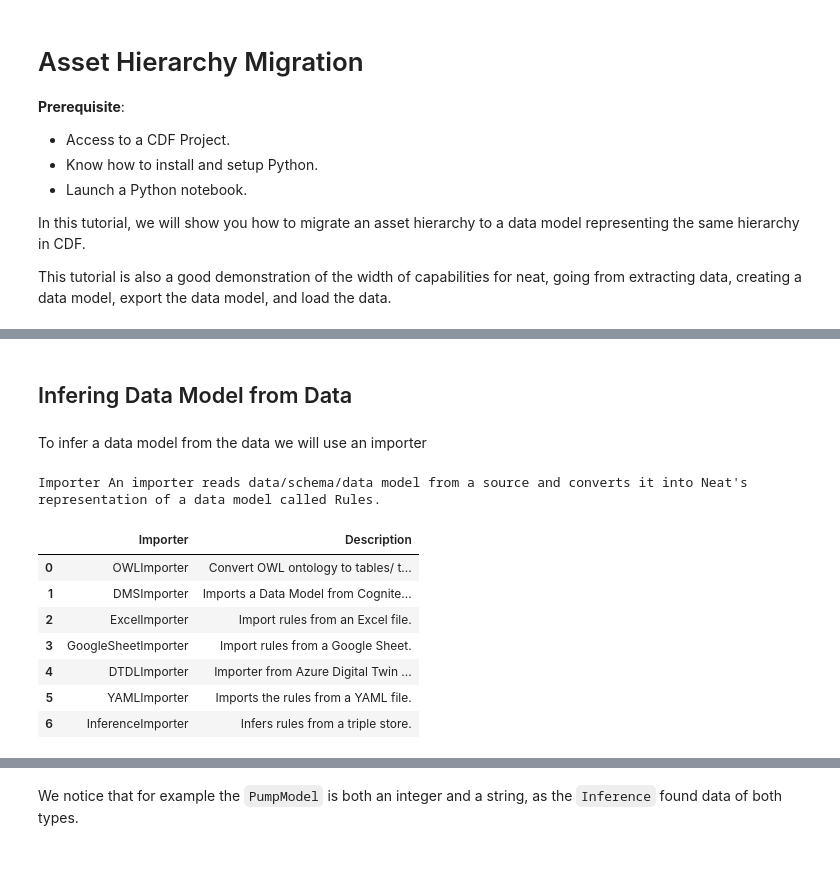
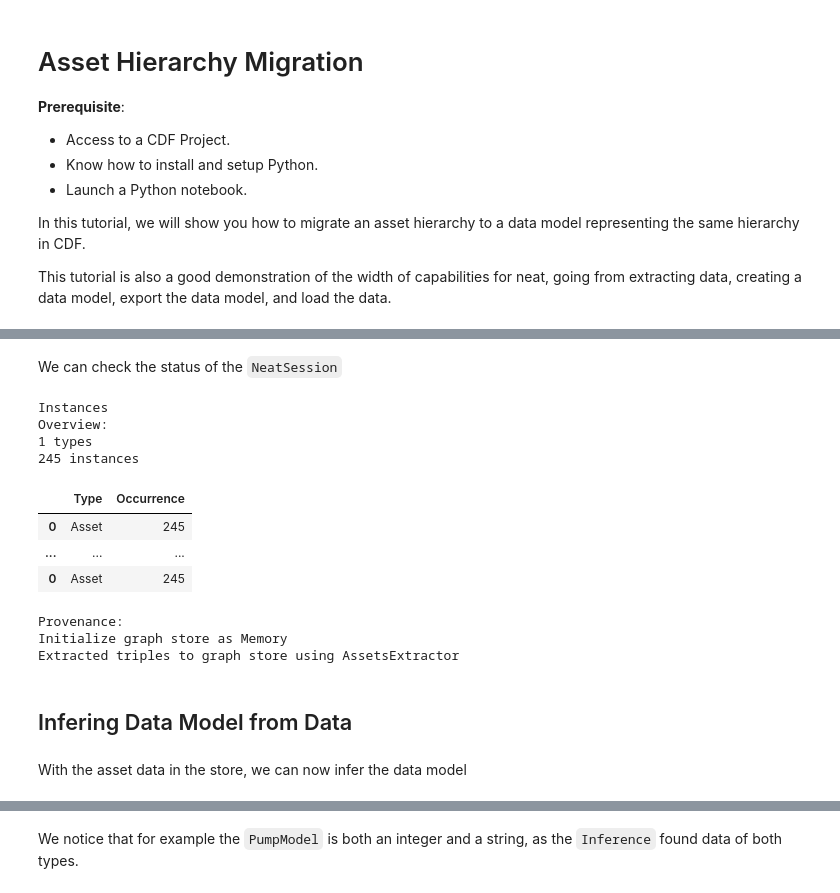
Before and after one commit to cognitedata/neat, a Jupyter notebook: docs/tutorials/data-onboarding/asset_hierarchy_migration.ipynb, the cells around one changed output, grey strips where cells are left out. Cells and saved outputs as stored; diff of their text form; code cells hidden in the pictures; blank space fills up the shorter version.

```diff
--- a/docs/tutorials/data-onboarding/asset_hierarchy_migration.ipynb
+++ b/docs/tutorials/data-onboarding/asset_hierarchy_migration.ipynb
@@ -82,4 +40,20 @@ Provenance Provenance is a record of changes that have occurred in the graph sto
+# %% [markdown]
+We can check the status of the `NeatSession`
+# %%
+neat
+# %% [output]
+Instances
+Overview:
+1 types
+245 instances
+|  | Type | Occurrence |
+| 0 | Asset | 245 |
+| ... | ... | ... |
+| 0 | Asset | 245 |
+Provenance:
+Initialize graph store as Memory
+Extracted triples to graph store using AssetsExtractor
 # %% [markdown]
 ## Infering Data Model from Data
 # %% [markdown]
-To infer a data model from the data we will use an importer
+With the asset data in the store, we can now infer the data model
@@ -88,12 +59,0 @@ from cognite.neat.rules import importers
-# %%
-importers
-# %% [output]
-Importer An importer reads data/schema/data model from a source and converts it into Neat's representation of a data model called Rules.
-|  | Importer | Description |
-| 0 | OWLImporter | Convert OWL ontology to tables/ t... |
-| 1 | DMSImporter | Imports a Data Model from Cognite... |
-| 2 | ExcelImporter | Import rules from an Excel file. |
-| 3 | GoogleSheetImporter | Import rules from a Google Sheet. |
-| 4 | DTDLImporter | Importer from Azure Digital Twin ... |
-| 5 | YAMLImporter | Imports the rules from a YAML file. |
-| 6 | InferenceImporter | Infers rules from a triple store. |
```
Also changed, not shown: parts of 33 cells of this notebook, 1 other file.
